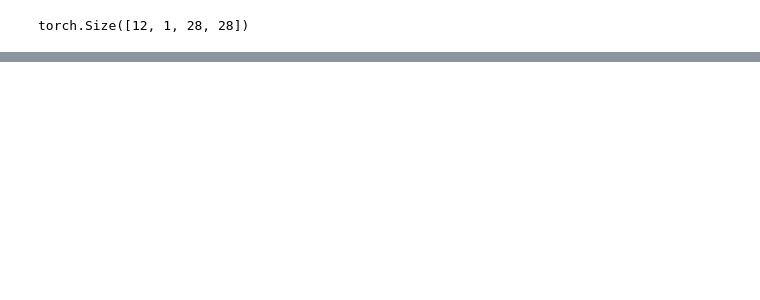
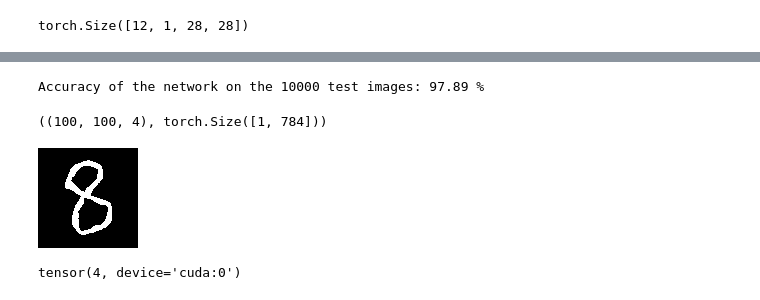
Before and after one commit to hccho2/hccho2FirstGitProject, a Jupyter notebook: torch_files/MNIST_loading.ipynb, the cells around one changed output, grey strips where cells are left out. Cells and saved outputs as stored; diff of their text form; code cells hidden in the pictures; blank space fills up the shorter version.

```diff
--- a/torch_files/MNIST_loading.ipynb
+++ b/torch_files/MNIST_loading.ipynb
@@ -95,0 +194,17 @@ torch.Size([12, 1, 28, 28])
+# %%
+with torch.no_grad():
+    n_correct = 0
+    n_samples = 0
+    for images, labels in test_loader:
+        images = images.reshape(-1, 28*28).to(device)
+        labels = labels.to(device)
+        outputs = model(images)
+        # max returns (value ,index)
+        _, predicted = torch.max(outputs.data, 1)
+        n_samples += labels.size(0)
+        n_correct += (predicted == labels).sum().item()
+
+    acc = 100.0 * n_correct / n_samples
+    print(f'Accuracy of the network on the 10000 test images: {acc} %')
+# %% [output]
+Accuracy of the network on the 10000 test images: 97.89 %
@@ -95,0 +213,20 @@ torch.Size([12, 1, 28, 28])
+# %%
+#path = 'seven2.png'
+#path = 'eight2.png'
+path = 'seven.png'
+#path = 'three.png'
+#path = 'five.png'
+
+# img = Image.open(path).convert('L').resize((28, 28))
+# img_tensor = transform(img).reshape(-1,28*28)
+
+
+img = Image.open(path)
+# %%
+np.array(img).shape, img_tensor.shape
+# %% [output]
+((100, 100, 4), torch.Size([1, 784]))
+# %%
+img
+# %% [output]
+[figure, added]
@@ -95,0 +243,4 @@ torch.Size([12, 1, 28, 28])
+# %%
+predict(model,img)
+# %% [output]
+tensor(4, device='cuda:0')
```
Also changed, not shown: parts of 16 cells of this notebook.
